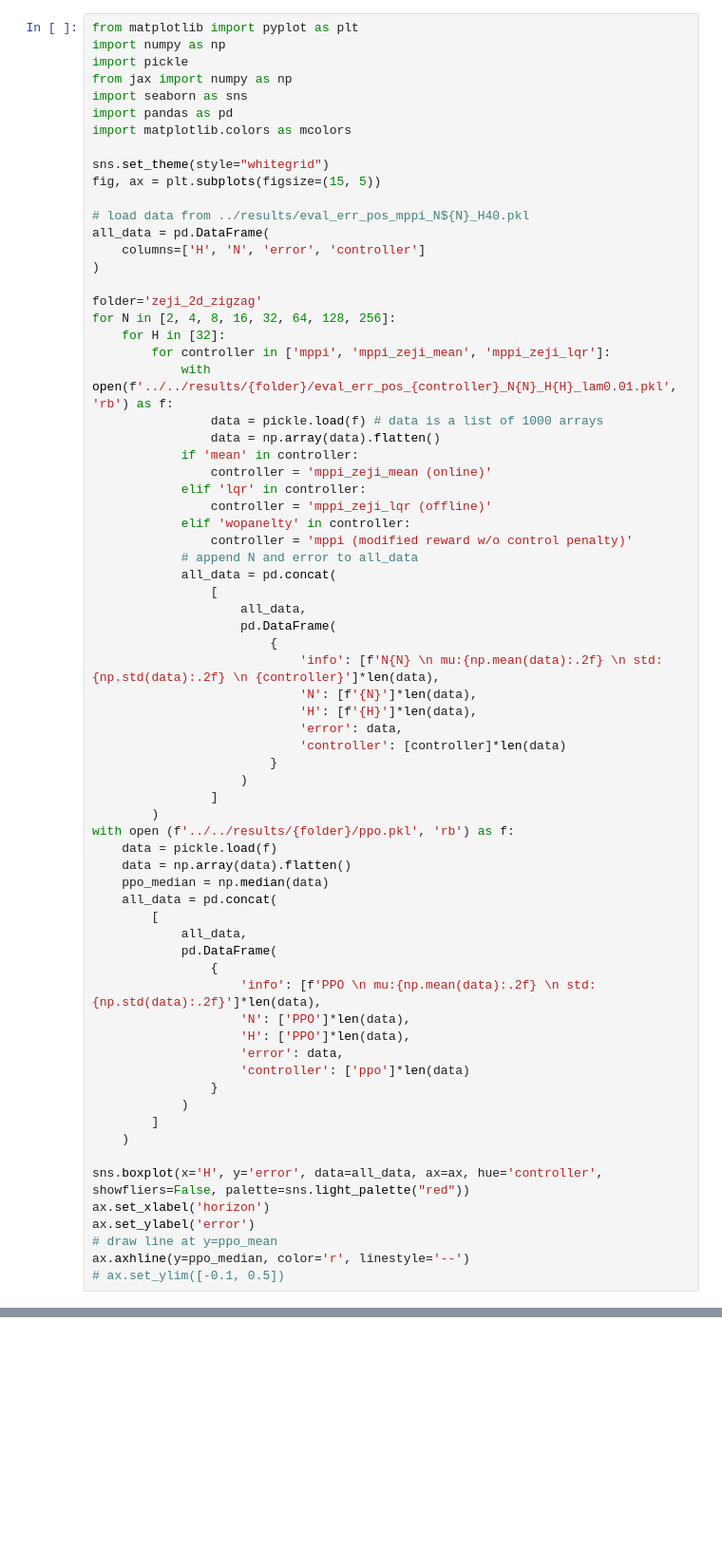
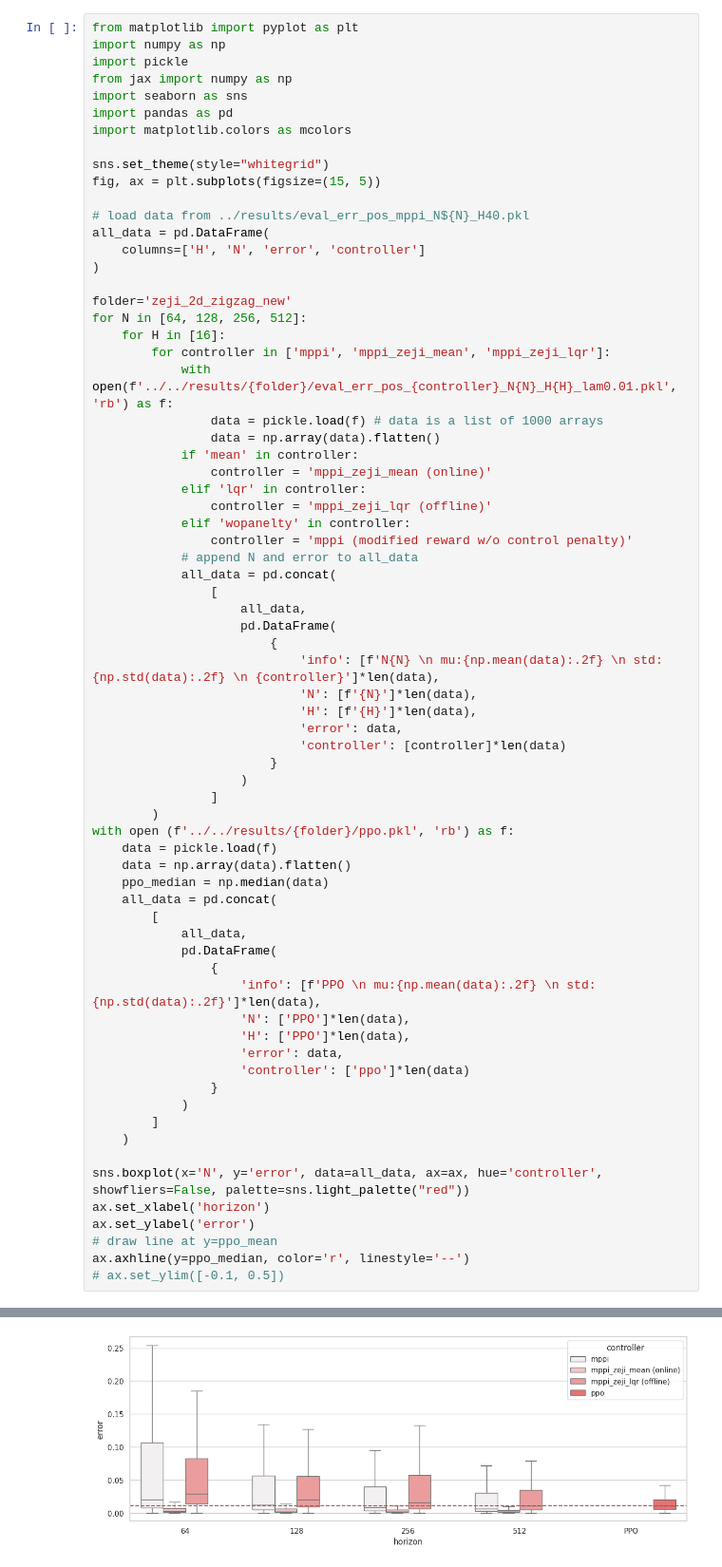
Before and after one commit to LeCAR-Lab/CoVO-MPC, a Jupyter notebook: quadjax/devel/plot.ipynb, the cells around one changed output, grey strips where cells are left out. Shown at 95% size. Saved outputs shown, nothing was run; the diff lists cells and outputs as text; blank space fills up the shorter version.

Commit message:
:tada: implement new version of zeji's algorithm

```diff
--- a/quadjax/devel/plot.ipynb
+++ b/quadjax/devel/plot.ipynb
@@ -130,9 +130,9 @@ all_data = pd.DataFrame(
     columns=['H', 'N', 'error', 'controller']
 )
 
-folder='zeji_2d_zigzag'
-for N in [2, 4, 8, 16, 32, 64, 128, 256]:
-    for H in [32]:
+folder='zeji_2d_zigzag_new'
+for N in [64, 128, 256, 512]:
+    for H in [16]:
         for controller in ['mppi', 'mppi_zeji_mean', 'mppi_zeji_lqr']:
             with open(f'../../results/{folder}/eval_err_pos_{controller}_N{N}_H{H}_lam0.01.pkl', 'rb') as f:
                 data = pickle.load(f) # data is a list of 1000 arrays
@@ -177,9 +177,10 @@ with open (f'../../results/{folder}/ppo.pkl', 'rb') as f:
         ]
     )
 
-sns.boxplot(x='H', y='error', data=all_data, ax=ax, hue='controller', showfliers=False, palette=sns.light_palette("red"))
+sns.boxplot(x='N', y='error', data=all_data, ax=ax, hue='controller', showfliers=False, palette=sns.light_palette("red"))
 ax.set_xlabel('horizon')
 ax.set_ylabel('error')
 # draw line at y=ppo_mean
 ax.axhline(y=ppo_median, color='r', linestyle='--')
 # ax.set_ylim([-0.1, 0.5])
+# %% [output]
@@ -186,3 +188,4 @@ ax.axhline(y=ppo_median, color='r', linestyle='--')
+[figure, added]
 # %%
 sns.set_theme(style="whitegrid")
 fig, ax = plt.subplots(figsize=(10, 5))
```
Also changed, not shown: parts of 1 cell of this notebook, 3 other files.
